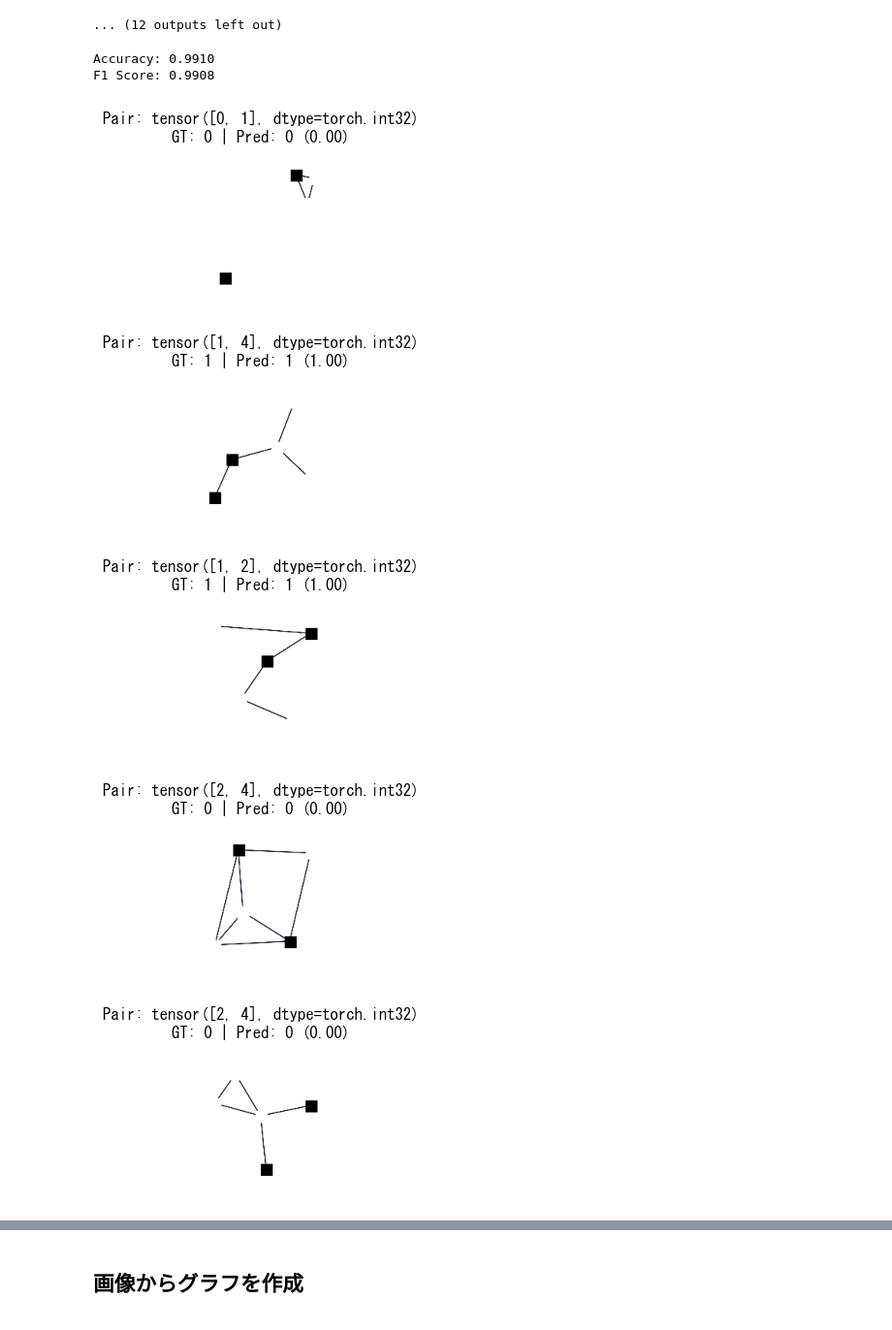
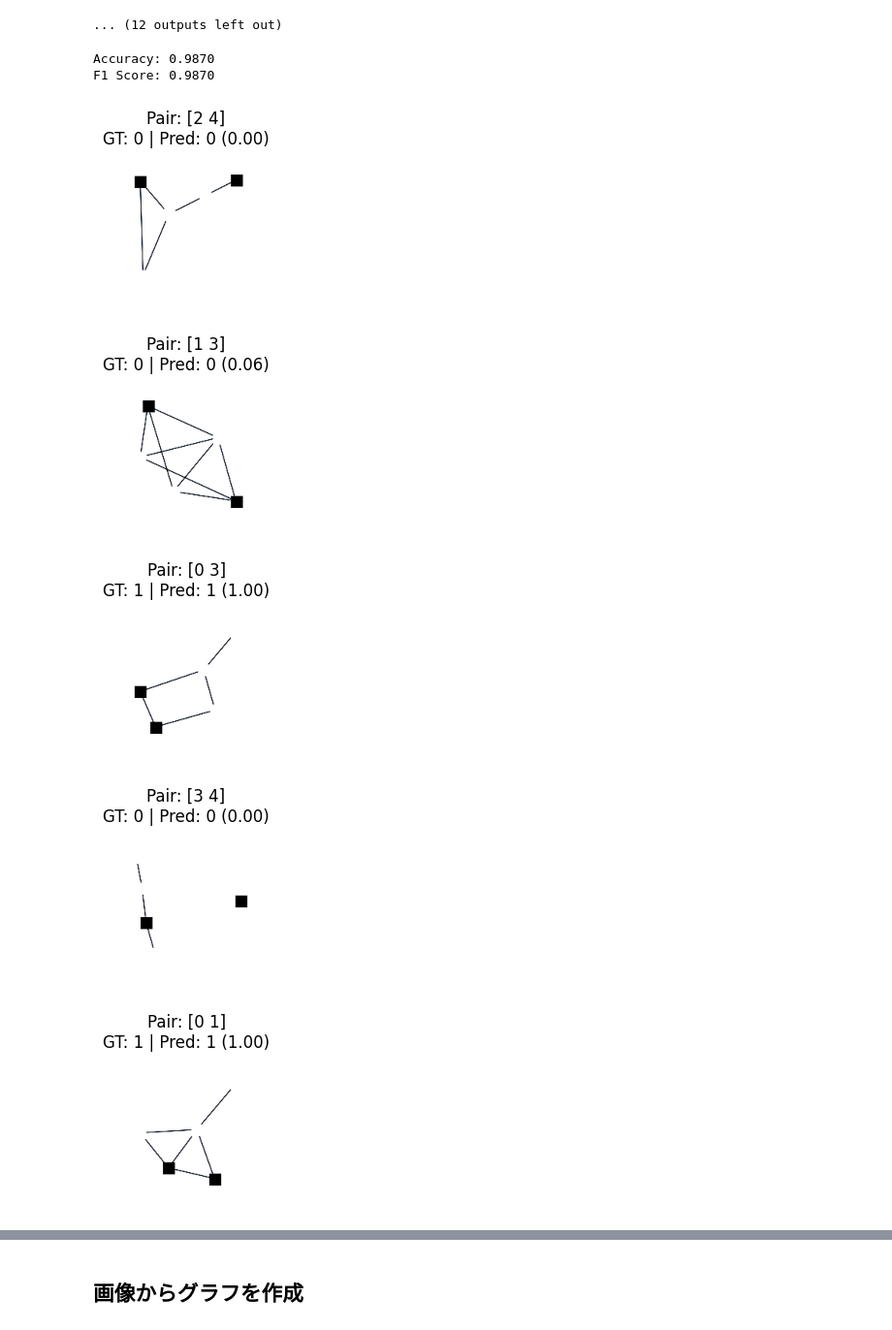
Before and after one commit to DanielOkada/graph-from-image, a Jupyter notebook: graph_from_image.ipynb, the cells around one changed output, grey strips where cells are left out. Shown at 97% size. Drawn from its saved outputs; the diff is of its cells as text; code cells hidden in the pictures.

```diff
--- a/graph_from_image.ipynb
+++ b/graph_from_image.ipynb
@@ -214,7 +214,7 @@ plt.axis('off')  # 軸を非表示
 plt.show()
 
 boxes = get_node_bounding_box(node_img)
-matched = assign_boxes_to_nodes(pos, boxes, (200, 200))
+matched = assign_boxes_to_nodes(pos, boxes)
 
 pairs = get_all_node_pairs(G.nodes())
 bound_pairs = [(matched[n1], matched[n2]) for n1, n2 in pairs]
@@ -295,13 +295,13 @@ def build_pair_highlight_dataset(
 
     return all_samples
 
-dataset = build_pair_highlight_dataset(num_graphs=10)
+dataset = build_pair_highlight_dataset(num_graphs=5)
 # %%
 # 一つ表示して確認
 import random
 import matplotlib.pyplot as plt
 
-sample = dataset[random.randint(0, 500)]
+sample = dataset[random.randint(0, 5)]
 plt.imshow(sample["image"])
 plt.title(f"Pair: {sample['pair']}, Label: {sample['label']}")
 plt.axis("off")
@@ -608,8 +608,8 @@ f1 = f1_score(results["labels"], results["preds"])
 print(f"Accuracy: {acc:.4f}")
 print(f"F1 Score: {f1:.4f}")
 # %% [output]
-Accuracy: 0.9910
-F1 Score: 0.9908
+Accuracy: 0.9870
+F1 Score: 0.9870
 # %%
 import matplotlib.pyplot as plt
 import torchvision.transforms as transforms
@@ -618,38 +618,39 @@ import numpy as np
 def denormalize(tensor, mean=[0.5], std=[0.5]):
     """正規化を打ち消す（逆変換）"""
     mean = torch.tensor(mean).view(-1, 1, 1)
     std = torch.tensor(std).view(-1, 1, 1)
     return tensor * std + mean
 
 
 def show_predictions(dataset, results, num_samples=10):
     for i in range(min(num_samples, len(dataset))):
         i = random.randint(0, len(dataset))
         img_tensor = dataset[i]["image"]
         # 正規化を元に戻す
         img_tensor = denormalize(img_tensor).clamp(0, 1)
         img = transforms.ToPILImage()(img_tensor.cpu())
 
         label = results["labels"][i]
         pred = results["preds"][i]
         prob = results["probs"][i]
         pair = results["pairs"][i]
+        pair = pair.numpy()
 
         plt.figure(figsize=(2, 2))
         plt.imshow(img, cmap="gray")
         plt.axis("off")
         plt.title(f"Pair: {pair}\nGT: {int(label)} | Pred: {int(pred)} ({prob:.2f})")
         plt.show()
 
 
 results = evaluate_model(model, dataset)
 show_predictions(dataset, results, num_samples=5)
 # %% [output]
-[figure, old version]
+[figure, new version]
-[figure, old version]
+[figure, new version]
-[figure, old version]
+[figure, new version]
-[figure, old version]
+[figure, new version]
-[figure, old version]
+[figure, new version]
 # %%
 save_path = "models/PairEdgeClassifier.pth"
 
```
Also changed, not shown: parts of 6 cells of this notebook.
